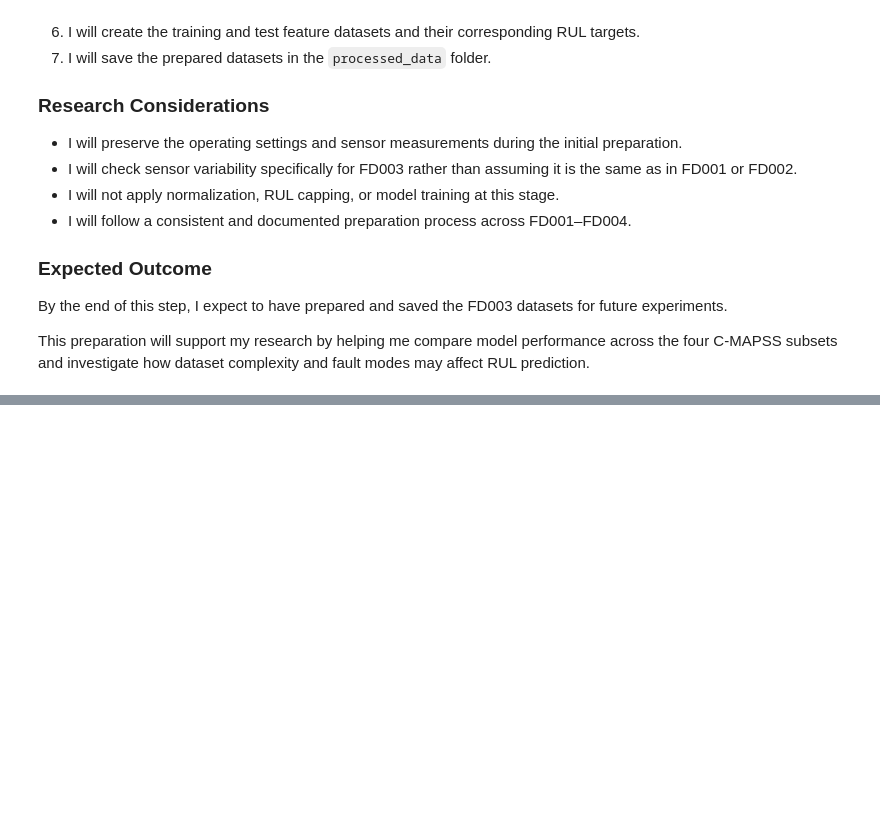
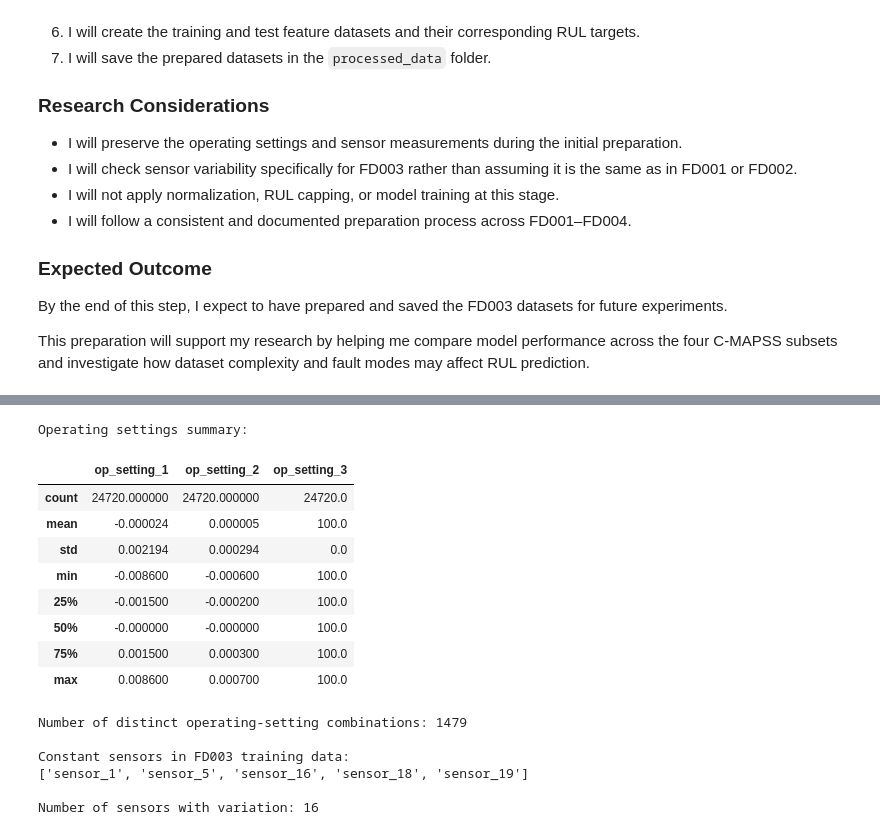
Before and after one commit to Eyasushewangizaw/C_MAPSS_RUL_Project, a Jupyter notebook: notebooks/01_CMAPSS_Data_Preparation.ipynb, the cells around one changed output, grey strips where cells are left out. Cells and saved outputs as stored; diff of their text form; code cells hidden in the pictures; blank space fills up the shorter version.

```diff
--- a/notebooks/01_CMAPSS_Data_Preparation.ipynb
+++ b/notebooks/01_CMAPSS_Data_Preparation.ipynb
@@ -1313,0 +1447,55 @@ This preparation will support my research by helping me compare model performanc
+# %%
+
+# Examine the three operating settings
+print("Operating settings summary:")
+display(
+    train_FD003_clean[
+        ["op_setting_1", "op_setting_2", "op_setting_3"]
+    ].describe()
+)
+
+# Count distinct operating-setting combinations
+operating_conditions_FD003 = train_FD003_clean[
+    ["op_setting_1", "op_setting_2", "op_setting_3"]
+].drop_duplicates()
+
+print(
+    "\nNumber of distinct operating-setting combinations:",
+    len(operating_conditions_FD003)
+)
+
+# Identify sensors with no variation in the training data
+sensor_columns_FD003 = [
+    f"sensor_{i}" for i in range(1, 22)
+]
+
+constant_sensors_FD003 = [
+    col
+    for col in sensor_columns_FD003
+    if train_FD003_clean[col].nunique() <= 1
+]
+
+print("\nConstant sensors in FD003 training data:")
+print(constant_sensors_FD003)
+
+print(
+    "\nNumber of sensors with variation:",
+    len(sensor_columns_FD003) - len(constant_sensors_FD003)
+)
+# %% [output]
+Operating settings summary:
+|  | op_setting_1 | op_setting_2 | op_setting_3 |
+| count | 24720.000000 | 24720.000000 | 24720.0 |
+| mean | -0.000024 | 0.000005 | 100.0 |
+| std | 0.002194 | 0.000294 | 0.0 |
+| min | -0.008600 | -0.000600 | 100.0 |
+| 25% | -0.001500 | -0.000200 | 100.0 |
+| 50% | -0.000000 | -0.000000 | 100.0 |
+| 75% | 0.001500 | 0.000300 | 100.0 |
+| max | 0.008600 | 0.000700 | 100.0 |
+Number of distinct operating-setting combinations: 1479
+
+Constant sensors in FD003 training data:
+['sensor_1', 'sensor_5', 'sensor_16', 'sensor_18', 'sensor_19']
+
+Number of sensors with variation: 16
```
Also changed, not shown: parts of 6 cells of this notebook, 5 other files.
